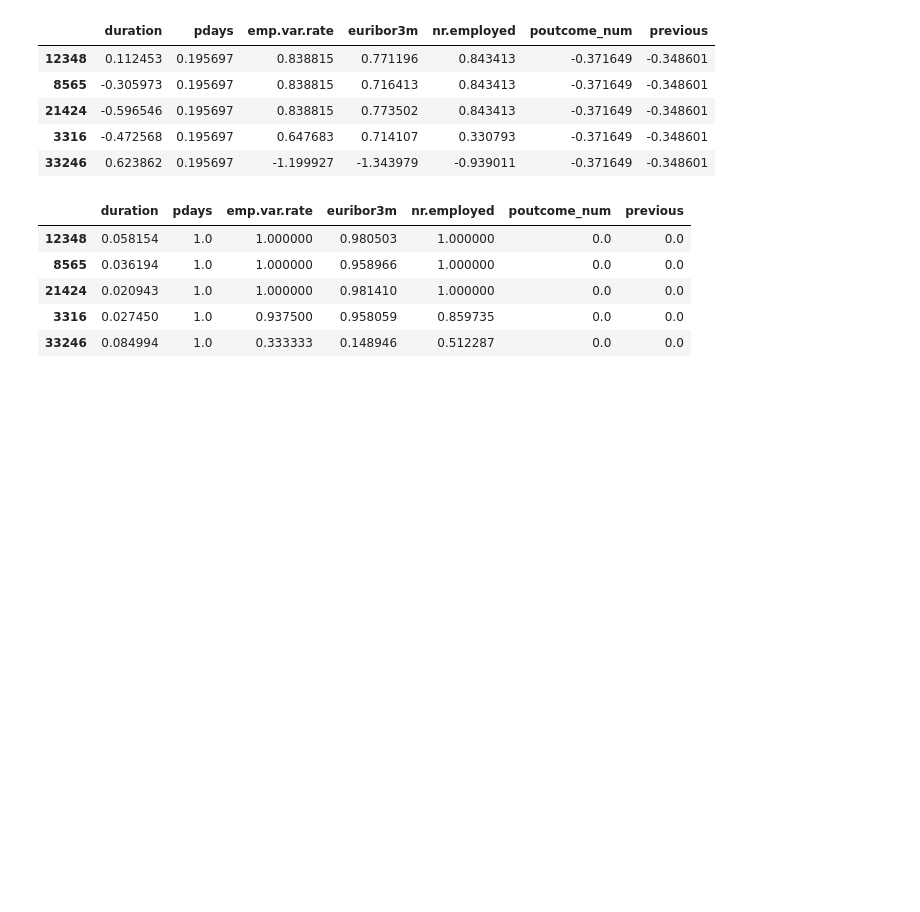
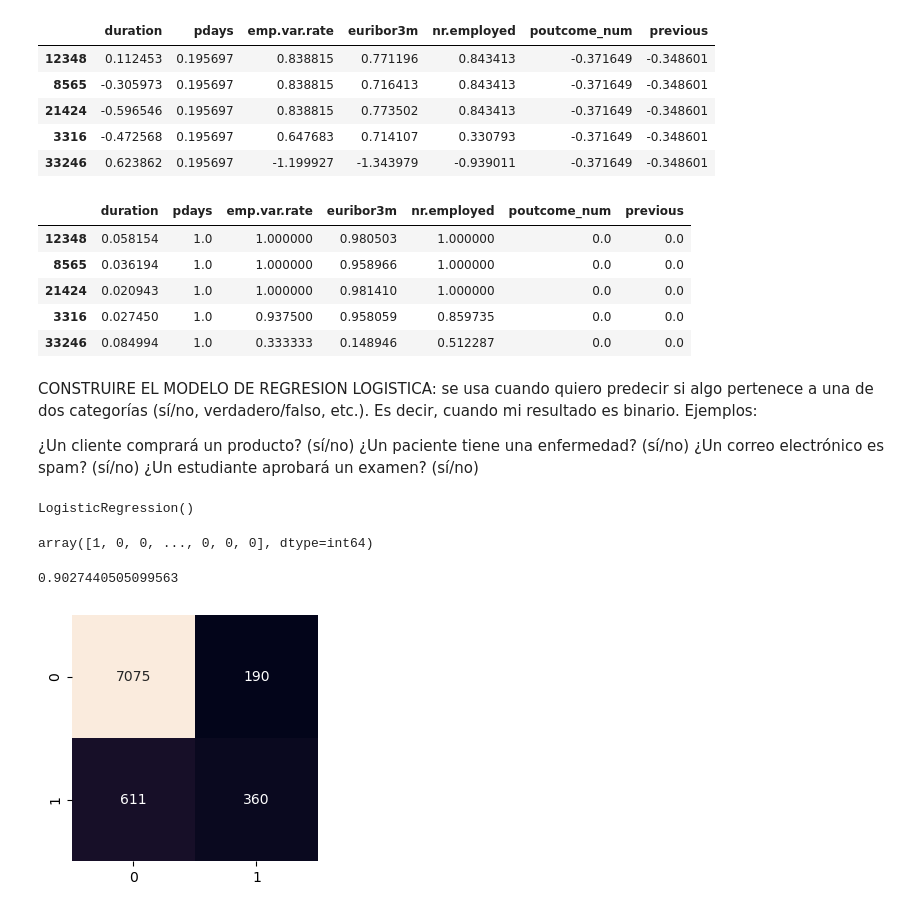
Before and after one commit to Valenfrc/machine-learning, a Jupyter notebook: src/explore.ipynb, the cells around one changed output. Saved outputs shown, nothing was run; the diff lists cells and outputs as text; code cells hidden in the pictures; blank space fills up the shorter version.

```diff
--- a/src/explore.ipynb
+++ b/src/explore.ipynb
@@ -524,3 +524,57 @@ X_test_norm["y_num"] = list(y_test)
 # %%
 X_train_norm.to_csv("../data/processed/train_limpio.csv", index=False)
 X_test_norm.to_csv("../data/processed/test_limpio.csv", index=False)
+# %% [markdown]
+CONSTRUIRE EL MODELO DE REGRESION LOGISTICA: se usa cuando quiero predecir si algo pertenece a una de dos categorías (sí/no, verdadero/falso, etc.). Es decir, cuando mi resultado es binario.
+Ejemplos:
+
+¿Un cliente comprará un producto? (sí/no)
+¿Un paciente tiene una enfermedad? (sí/no)
+¿Un correo electrónico es spam? (sí/no)
+¿Un estudiante aprobará un examen? (sí/no)
+# %%
+#separaremos el modelo predictorio
+
+
+
+y_train = X_train_norm["y_num"]
+X_train = X_train_norm.drop("y_num", axis=1)
+
+y_test = X_test_norm["y_num"]
+X_test = X_test_norm.drop("y_num", axis=1)
+# %%
+from sklearn.linear_model import LogisticRegression
+
+model = LogisticRegression()
+model.fit(X_train, y_train)
+# %% [output]
+LogisticRegression()
+# %%
+y_pred = model.predict(X_test)
+y_pred
+# %% [output]
+array([1, 0, 0, ..., 0, 0, 0], dtype=int64)
+# %%
+from sklearn.metrics import accuracy_score
+
+accuracy_score(y_test, y_pred)
+# %% [output]
+0.9027440505099563
+# %%
+import matplotlib.pyplot as plt
+import seaborn as sns
+from sklearn.metrics import confusion_matrix
+
+bank = confusion_matrix(y_test, y_pred)
+
+# Dibujaremos esta matriz para hacerla más visual
+cm_df = pd.DataFrame(bank)
+
+plt.figure(figsize = (3, 3))
+sns.heatmap(cm_df, annot=True, fmt="d", cbar=False)
+
+plt.tight_layout()
+
+plt.show()
+# %% [output]
+[figure, added]
```
